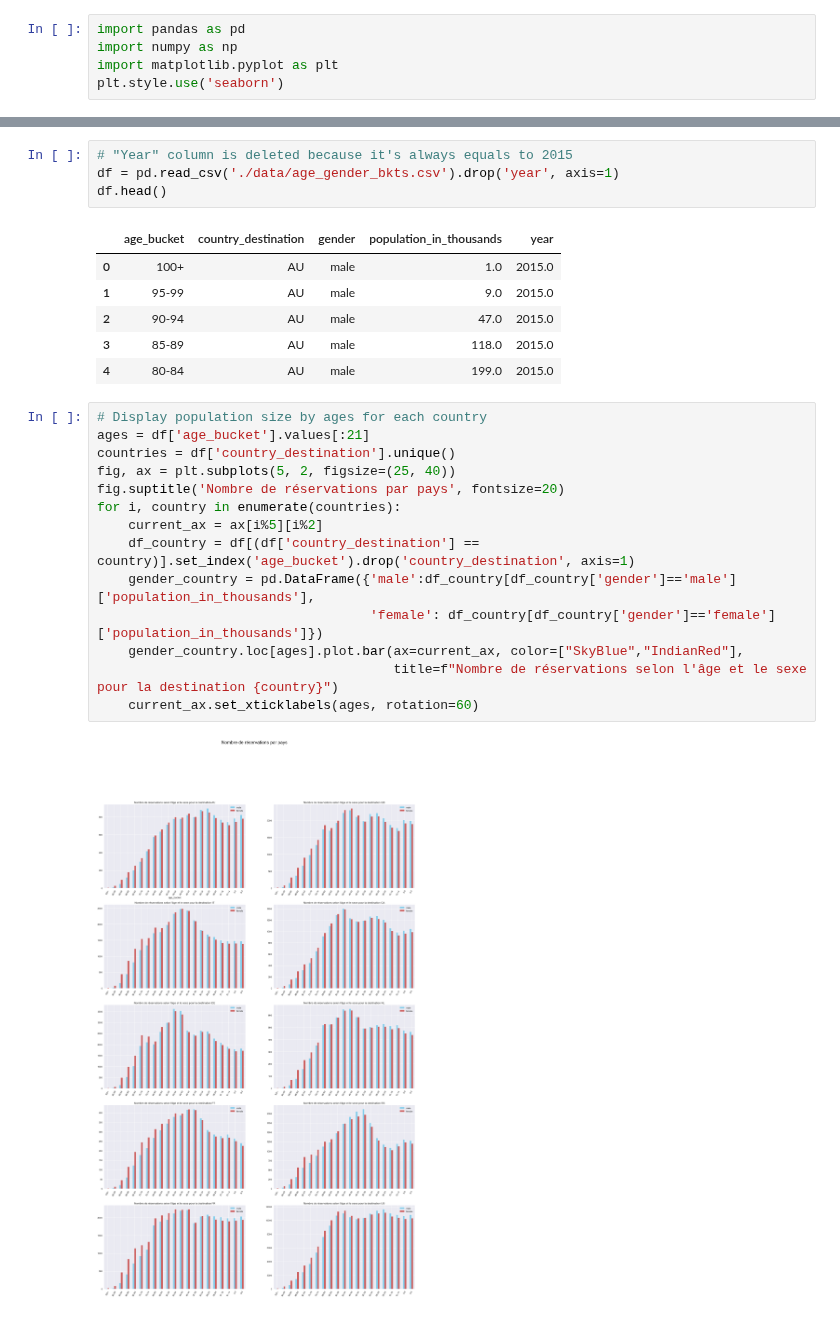
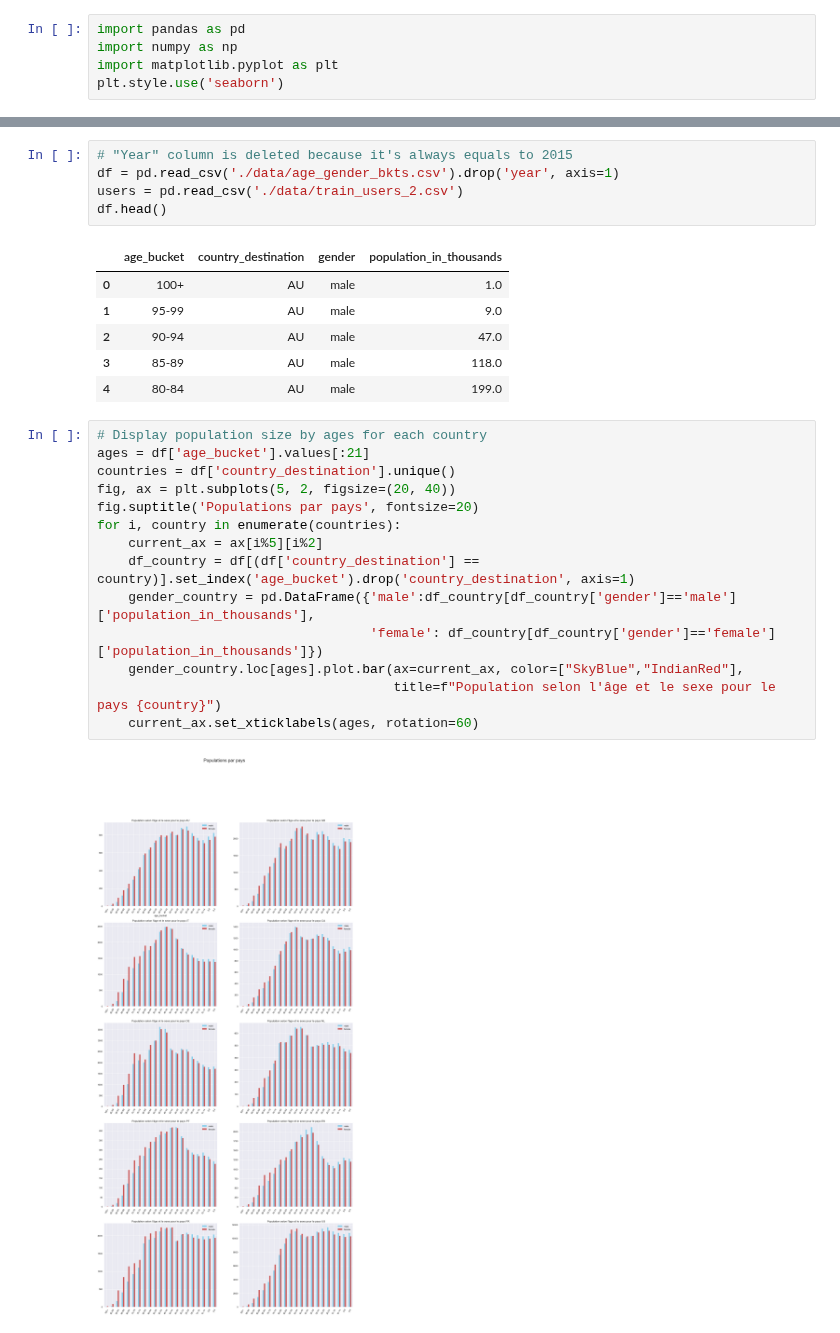
Before and after one commit to vesran/BookerGuess, a Jupyter notebook: _5_analyse_des_destinations et_populations.ipynb, the cells around one changed output, grey strips where cells are left out. Cells and saved outputs as stored; diff of their text form.

```diff
--- a/_5_analyse_des_destinations et_populations.ipynb
+++ b/_5_analyse_des_destinations et_populations.ipynb
@@ -16,27 +16,28 @@ On s'intéresse ici à aux tranches d'âges et le sexe des utilisateurs selon le
 # %%
 # "Year" column is deleted because it's always equals to 2015
 df = pd.read_csv('./data/age_gender_bkts.csv').drop('year', axis=1)
+users = pd.read_csv('./data/train_users_2.csv')
 df.head()
 # %% [output]
-|  | age_bucket | country_destination | gender | population_in_thousands | year |
-| 0 | 100+ | AU | male | 1.0 | 2015.0 |
-| 1 | 95-99 | AU | male | 9.0 | 2015.0 |
-| 2 | 90-94 | AU | male | 47.0 | 2015.0 |
-| 3 | 85-89 | AU | male | 118.0 | 2015.0 |
-| 4 | 80-84 | AU | male | 199.0 | 2015.0 |
+|  | age_bucket | country_destination | gender | population_in_thousands |
+| 0 | 100+ | AU | male | 1.0 |
+| 1 | 95-99 | AU | male | 9.0 |
+| 2 | 90-94 | AU | male | 47.0 |
+| 3 | 85-89 | AU | male | 118.0 |
+| 4 | 80-84 | AU | male | 199.0 |
 # %%
 # Display population size by ages for each country
 ages = df['age_bucket'].values[:21]
 countries = df['country_destination'].unique()
-fig, ax = plt.subplots(5, 2, figsize=(25, 40))
-fig.suptitle('Nombre de réservations par pays', fontsize=20)
+fig, ax = plt.subplots(5, 2, figsize=(20, 40))
+fig.suptitle('Populations par pays', fontsize=20)
 for i, country in enumerate(countries):
     current_ax = ax[i%5][i%2]
     df_country = df[(df['country_destination'] == country)].set_index('age_bucket').drop('country_destination', axis=1)
     gender_country = pd.DataFrame({'male':df_country[df_country['gender']=='male']['population_in_thousands'],
                                    'female': df_country[df_country['gender']=='female']['population_in_thousands']})
     gender_country.loc[ages].plot.bar(ax=current_ax, color=["SkyBlue","IndianRed"],
-                                      title=f"Nombre de réservations selon l'âge et le sexe pour la destination {country}")
+                                      title=f"Population selon l'âge et le sexe pour le pays {country}")
     current_ax.set_xticklabels(ages, rotation=60)
 # %% [output]
-[figure, old version]
+[figure, new version]
```
Also changed, not shown: parts of 3 cells of this notebook.
